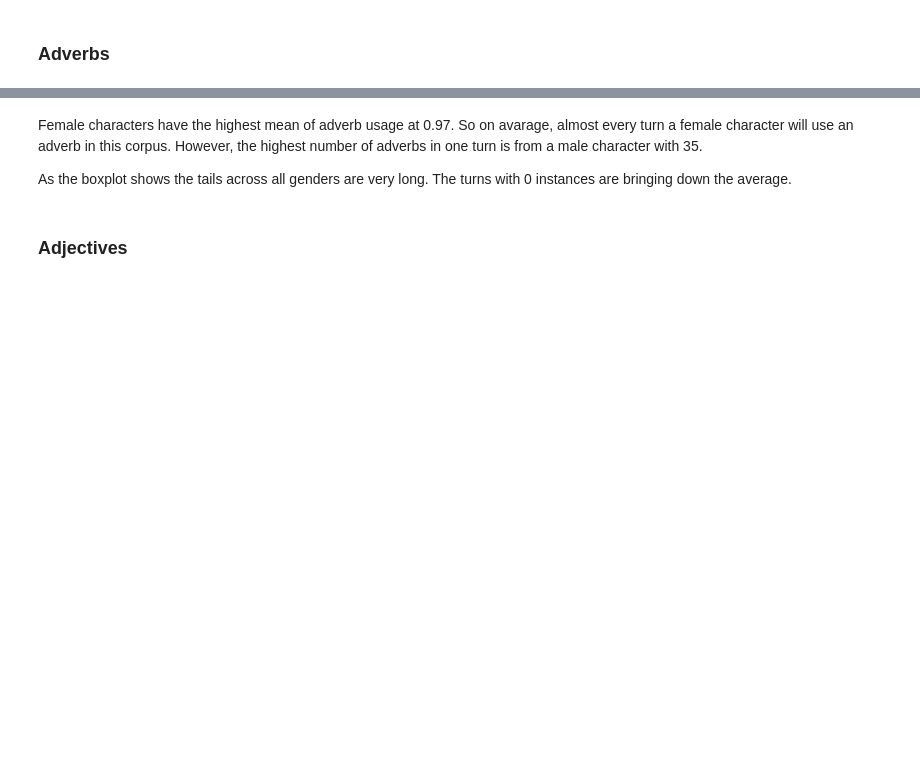
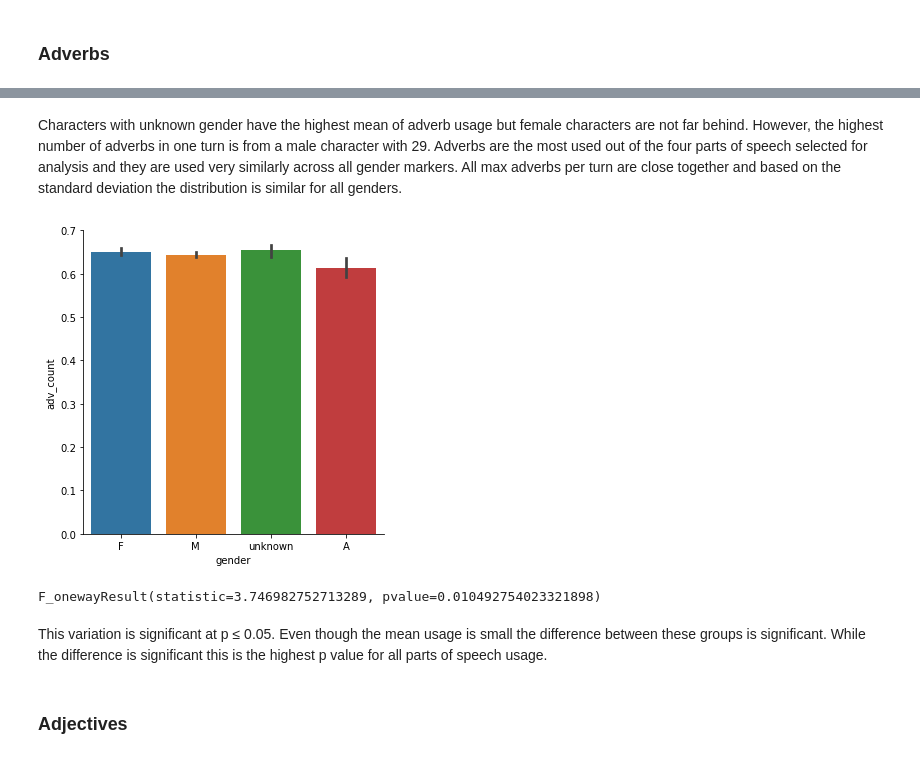
Before and after one commit to Data-Science-for-Linguists-2023/Movie-Gender-Dialogue-Analysis, a Jupyter notebook: analysis_notebooks/POS_Analysis.ipynb, the cells around one changed output, grey strips where cells are left out. Saved outputs shown, nothing was run; the diff lists cells and outputs as text; code cells hidden in the pictures; blank space fills up the shorter version.

Commit message:
spaCy POS tag and graphs

```diff
--- a/analysis_notebooks/POS_Analysis.ipynb
+++ b/analysis_notebooks/POS_Analysis.ipynb
@@ -48,7 +62,7 @@ The parts of speech I will look at are the following:
 # adverbs
 def get_adv(x):
     pattern = r'ADV'
-    advs = re.findall(pattern, ' '.join(str(z) for (y,z) in x))
+    advs = re.findall(pattern, ' '.join(str(y) for y in x))
     return advs
 
 # adding data to the data frames
@@ -57,7 +71,7 @@ discourse_df['adv_count'] = discourse_df.pos_tag.apply(get_adv).str.len()
 # adjectives
 def get_adj(x):
     pattern = r'ADJ'
-    adjs = re.findall(pattern, ' '.join(str(z) for (y,z) in x))
+    adjs = re.findall(pattern, ' '.join(str(y) for y in x))
     return adjs
 
 # adding data to the data frames
@@ -66,7 +80,7 @@ discourse_df['adj_count'] = discourse_df.pos_tag.apply(get_adj).str.len()
 # conjunctions
 def get_conj(x):
     pattern = r'CONJ'
-    conjs = re.findall(pattern, ' '.join(str(z) for (y,z) in x))
+    conjs = re.findall(pattern, ' '.join(str(y) for y in x))
     return conjs
 
 # adding data to the data frames
@@ -75,7 +89,7 @@ discourse_df['conj_count'] = discourse_df.pos_tag.apply(get_conj).str.len()
 # interjections
 def get_intj(x):
     pattern = r'INTJ'
-    intjs = re.findall(pattern, ' '.join(str(z) for (y,z) in x))
+    intjs = re.findall(pattern, ' '.join(str(y) for y in x))
     return intjs
 
 # adding data to the data frames
@@ -104,7 +136,18 @@ plt.show()
 # %% [markdown]
-Female characters have the highest mean of adverb usage at 0.97. So on avarage, almost every turn a female character will use an adverb in this corpus. However, the highest number of adverbs in one turn is from a male character with 35.
-
-As the boxplot shows the tails across all genders are very long. The turns with 0 instances are bringing down the average.
+Characters with unknown gender have the highest mean of adverb usage but female characters are not far behind. However, the highest number of adverbs in one turn is from a male character with 29. Adverbs are the most used out of the four parts of speech selected for analysis and they are used very similarly across all gender markers. All max adverbs per turn are close together and based on the standard deviation the distribution is similar for all genders.
+# %%
+sns.catplot(data=discourse_df, x='gender', y='adv_count', kind='bar')
+plt.savefig('../data_visualization/adv_usage.png')
+plt.show()
+# %% [output]
+[figure, added]
+# %%
+# is there a statistically significant difference between this variance?
+stats.f_oneway(discourse_df[discourse_df.gender=='F'].adv_count, discourse_df[discourse_df.gender=='M'].adv_count, discourse_df[discourse_df.gender=='unknown'].adv_count, discourse_df[discourse_df.gender=='A'].adv_count)
+# %% [output]
+F_onewayResult(statistic=3.746982752713289, pvalue=0.010492754023321898)
+# %% [markdown]
+This variation is significant at p ≤ 0.05. Even though the mean usage is small the difference between these groups is significant. While the difference is significant this is the highest p value for all parts of speech usage.
 # %% [markdown]
 ### Adjectives
 # %%
```
Also changed, not shown: parts of 31 cells of this notebook.
